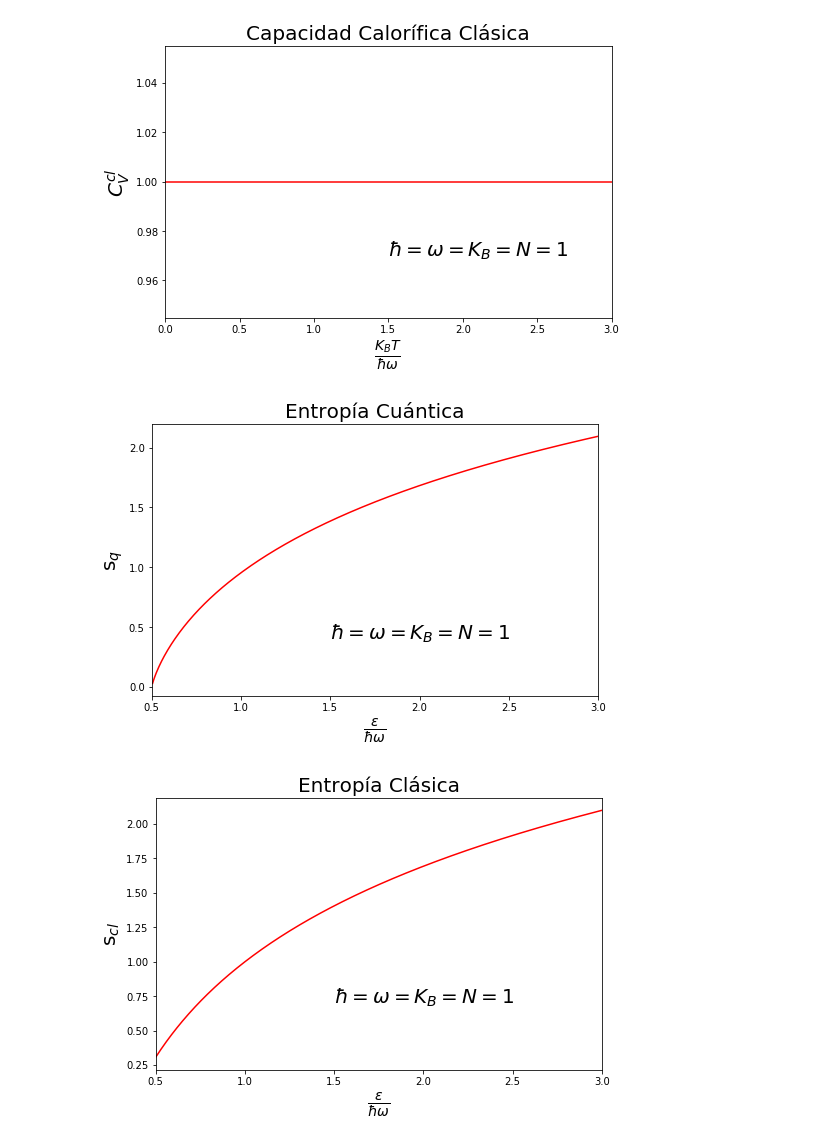
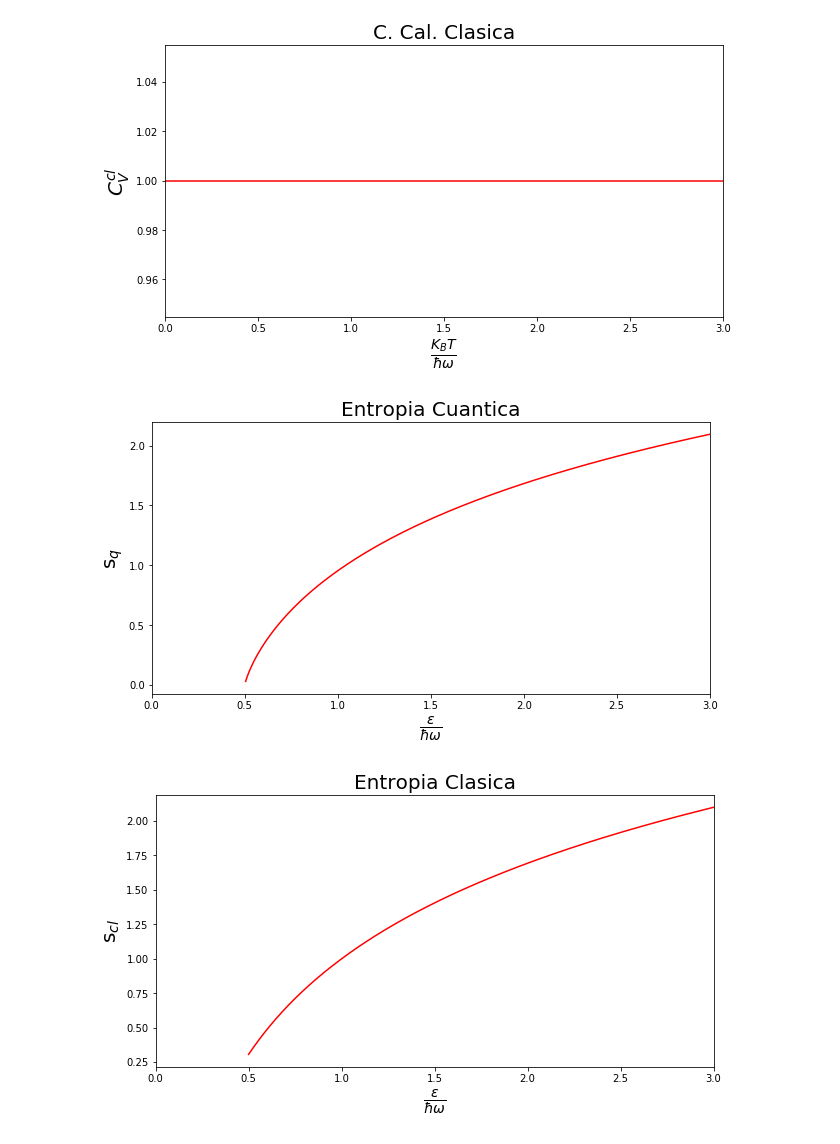
Before and after one commit to diegolramirez/Notas, a Jupyter notebook: parcial3_estadistica/parcial3_estadistica.ipynb, the cells around one changed output. Saved outputs shown, nothing was run; the diff lists cells and outputs as text; code cells hidden in the pictures.

```diff
--- a/parcial3_estadistica/parcial3_estadistica.ipynb
+++ b/parcial3_estadistica/parcial3_estadistica.ipynb
@@ -60,14 +60,14 @@ plt.savefig("cvq.png",bbox_inches='tight')
 # %%
-plt.figure(figsize=(8,int(n*(5/8))))
+plt.figure(figsize=(10,int(n*(5/8))))
 plt.plot(x1,y4,c='r')
-plt.title('Capacidad Calorífica Clásica',size=int(n/8*20))
+plt.title('C. Cal. Clasica',size=int(n/8*20))
 plt.xlim(0,3)
 plt.xlabel(r'$\frac{K_BT}{\hbar\omega}$',size=int(n/8*20))
 plt.ylabel(r'$C_V^{cl}$',size=int(n/8*20))
-plt.text(1.5,0.97,r'$\hbar=\omega=K_B=N=1$',size=int(n/8*20))
+#plt.text(1.5,0.97,r'$\hbar=\omega=K_B=N=1$',size=int(n/8*20))
 plt.savefig("cvcl.png",bbox_inches='tight')
 # %% [output]
-[figure, old version]
+[figure, new version]
 # %%
 def sq(x):
     return ((x + 1/2)*np.log(x + 1/2) - (x - 1/2)*np.log(x - 1/2))
@@ -79,24 +79,24 @@ x2 = np.linspace(1/2,3,500)
 y5 = sq(x2)
 y6 = scl(x2)
 # %%
-plt.figure(figsize=(8,int(n*(5/8))))
+plt.figure(figsize=(10,int(n*(5/8))))
 plt.plot(x2,y5,c='r')
-plt.title('Entropía Cuántica',size=int(n/8*20))
-plt.xlim(1/2,3)
+plt.title('Entropia Cuantica',size=int(n/8*20))
+plt.xlim(0,3)
 plt.xlabel(r'$\frac{\epsilon}{\hbar\omega}$',size=int(n/8*20))
 plt.ylabel('s$_q$',size=int(n/8*20))
-plt.text(1.5,0.4,r'$\hbar=\omega=K_B=N=1$',size=int(n/8*20))
+#plt.text(1.5,0.4,r'$\hbar=\omega=K_B=N=1$',size=int(n/8*20))
 plt.savefig("sq.png",bbox_inches='tight')
 # %% [output]
-[figure, old version]
+[figure, new version]
 # %%
-plt.figure(figsize=(8,int(n*(5/8))))
+plt.figure(figsize=(10,int(n*(5/8))))
 plt.plot(x2,y6,c='r')
-plt.title('Entropía Clásica',size=int(n/8*20))
-plt.xlim(1/2,3)
+plt.title('Entropia Clasica',size=int(n/8*20))
+plt.xlim(0,3)
 plt.xlabel(r'$\frac{\epsilon}{\hbar\omega}$',size=int(n/8*20))
 plt.ylabel('s$_{cl}$',size=int(n/8*20))
-plt.text(1.5,0.7,r'$\hbar=\omega=K_B=N=1$',size=int(n/8*20))
+#plt.text(1.5,0.7,r'$\hbar=\omega=K_B=N=1$',size=int(n/8*20))
 plt.savefig("scl.png",bbox_inches='tight')
 # %% [output]
-[figure, old version]
+[figure, new version]
```
Also changed, not shown: parts of 3 cells of this notebook, 10 other files.
